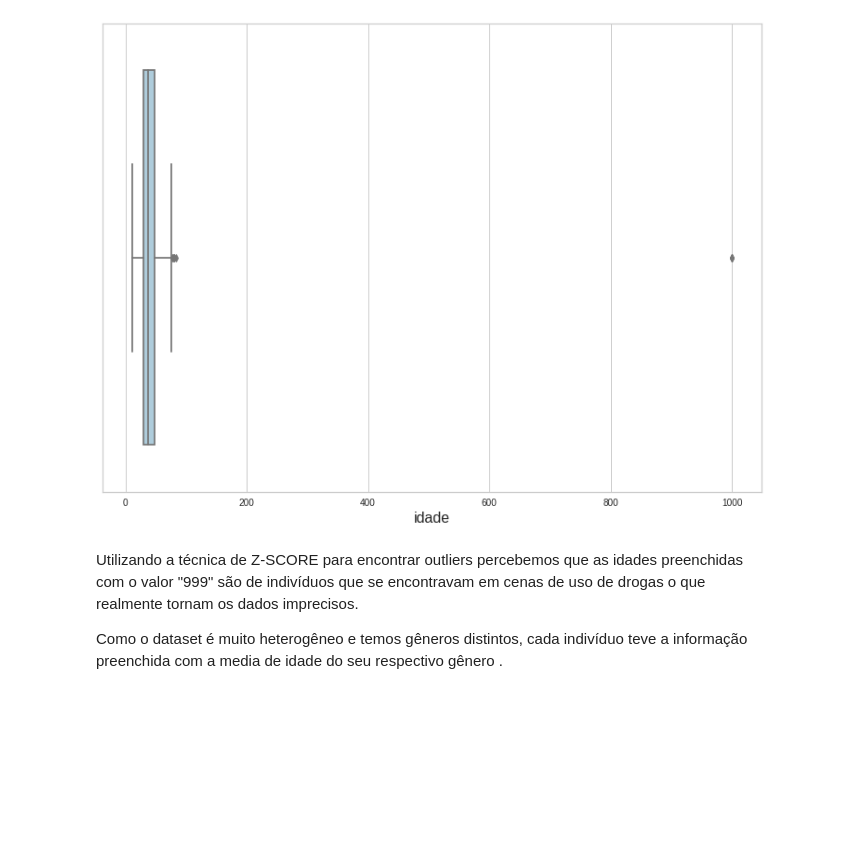
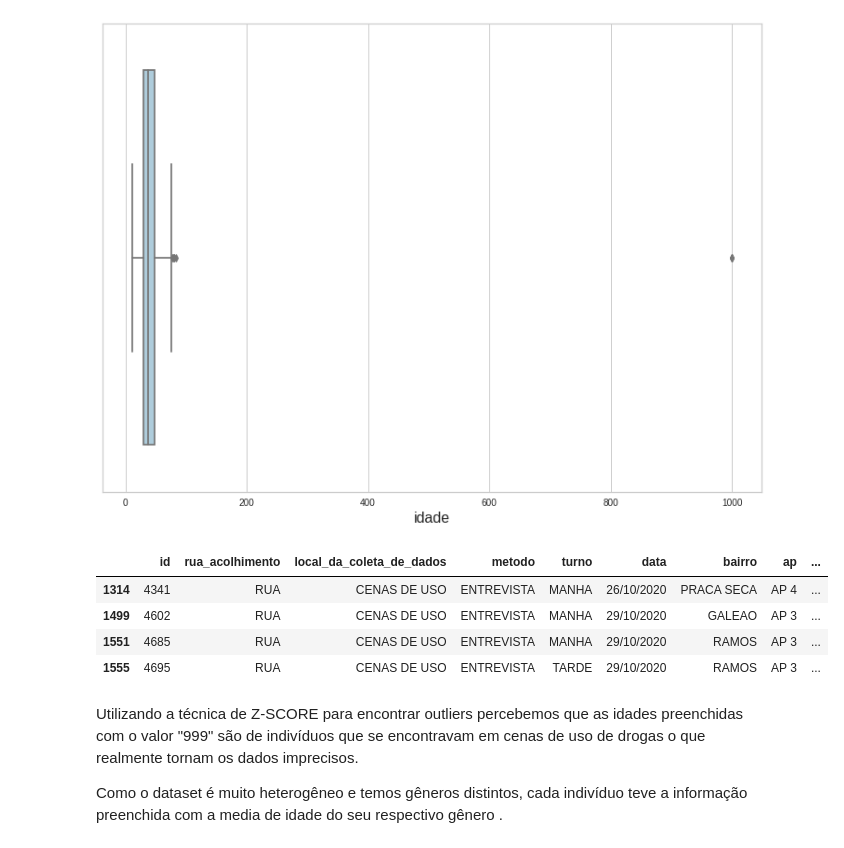
Before and after one commit to tiagosilveiraa/tccbigdata, a Jupyter notebook: TCC_PUC.ipynb, the cells around one changed output. Drawn from its saved outputs; the diff is of its cells as text; code cells hidden in the pictures; blank space fills up the shorter version.

```diff
--- a/TCC_PUC.ipynb
+++ b/TCC_PUC.ipynb
@@ -182,6 +182,14 @@ sns.boxplot(df_clean['idade'])
 # %% [output]
 <matplotlib.axes._subplots.AxesSubplot at 0x...>
 [figure]
+# %%
+df_clean.loc[(np.abs(stats.zscore(df_clean['idade'])) >= 3)]
+# %% [output]
+|  | id | rua_acolhimento | local_da_coleta_de_dados | metodo | turno | data | bairro | ap | ... |
+| 1314 | 4341 | RUA | CENAS DE USO | ENTREVISTA | MANHA | 26/10/2020 | PRACA SECA | AP 4 | ... |
+| 1499 | 4602 | RUA | CENAS DE USO | ENTREVISTA | MANHA | 29/10/2020 | GALEAO | AP 3 | ... |
+| 1551 | 4685 | RUA | CENAS DE USO | ENTREVISTA | MANHA | 29/10/2020 | RAMOS | AP 3 | ... |
+| 1555 | 4695 | RUA | CENAS DE USO | ENTREVISTA | TARDE | 29/10/2020 | RAMOS | AP 3 | ... |
 # %% [markdown]
 Utilizando a técnica de Z-SCORE para encontrar outliers percebemos que as idades preenchidas com o valor "999" são de indivíduos que se encontravam em cenas de uso de drogas o que realmente tornam os dados imprecisos.
 
```
Also changed, not shown: parts of 4 cells of this notebook.
